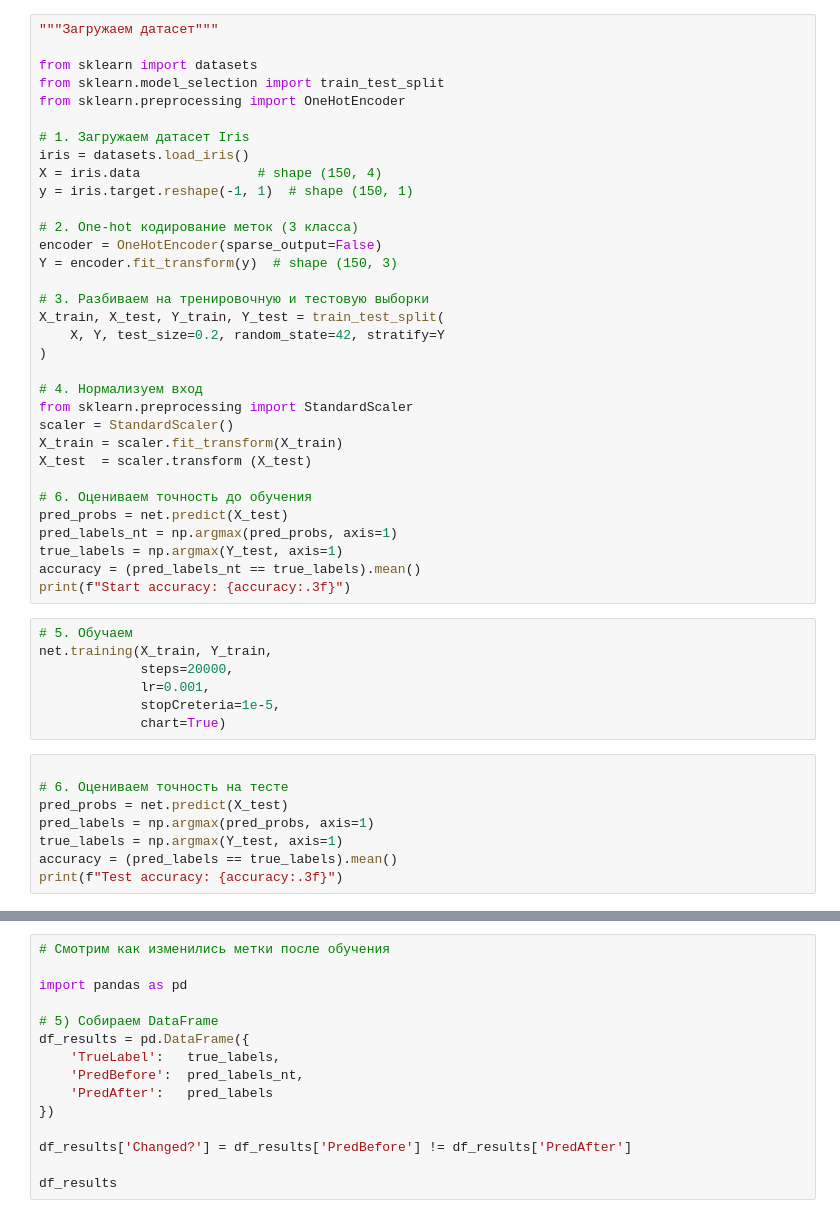
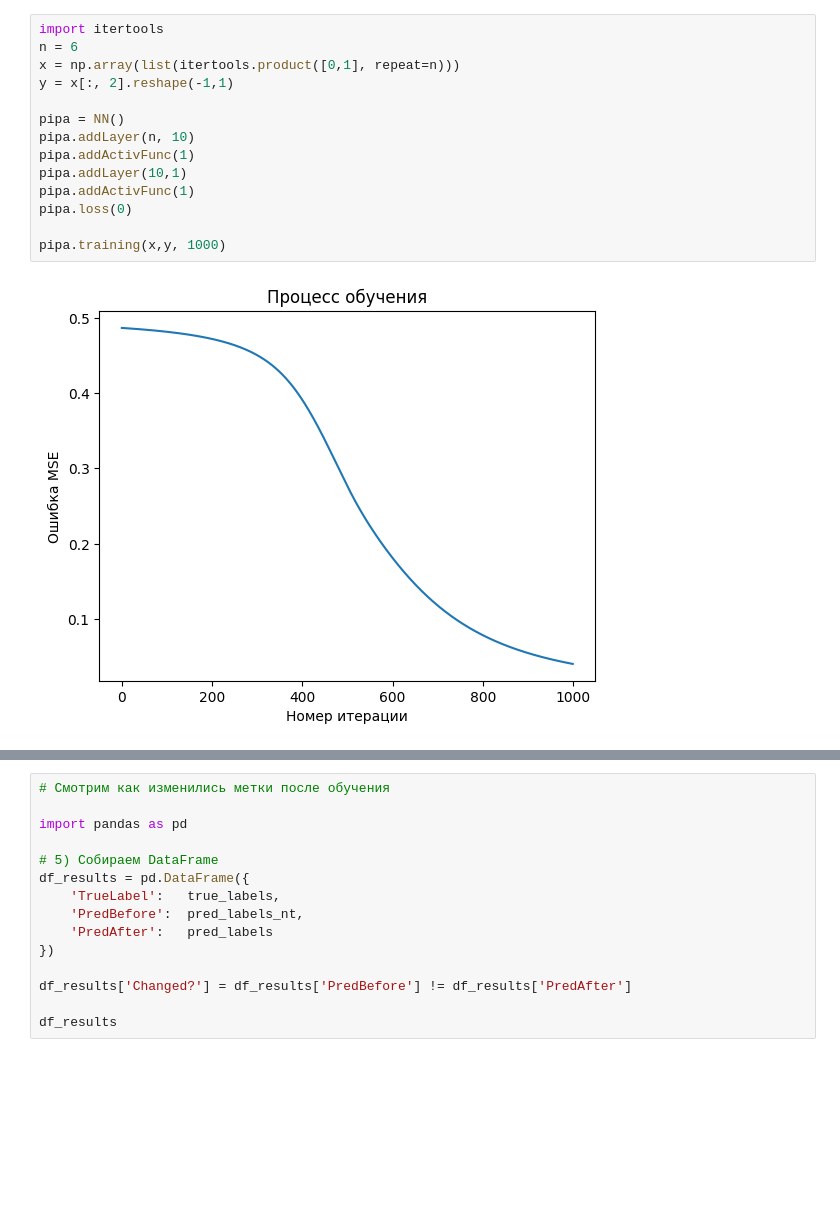
Before and after one commit to DeadNikol/neural-network, a Jupyter notebook: NN.ipynb, the cells around one changed output, grey strips where cells are left out. Cells and saved outputs as stored; diff of their text form; blank space fills up the shorter version.

```diff
--- a/NN.ipynb
+++ b/NN.ipynb
@@ -181,48 +186,16 @@ net.addActivFunc(3)   # softmax
-# %%
-"""Загружаем датасет"""
-
-from sklearn import datasets
-from sklearn.model_selection import train_test_split
-from sklearn.preprocessing import OneHotEncoder
-
-# 1. Загружаем датасет Iris
-iris = datasets.load_iris()
-X = iris.data               # shape (150, 4)
-y = iris.target.reshape(-1, 1)  # shape (150, 1)
-
-# 2. One‑hot кодирование меток (3 класса)
-encoder = OneHotEncoder(sparse_output=False)
-Y = encoder.fit_transform(y)  # shape (150, 3)
-
-# 3. Разбиваем на тренировочную и тестовую выборки
-X_train, X_test, Y_train, Y_test = train_test_split(
-    X, Y, test_size=0.2, random_state=42, stratify=Y
-)
-
-# 4. Нормализуем вход
-from sklearn.preprocessing import StandardScaler
-scaler = StandardScaler()
-X_train = scaler.fit_transform(X_train)
-X_test  = scaler.transform (X_test)
-
-# 6. Оцениваем точность до обучения
-pred_probs = net.predict(X_test)
-pred_labels_nt = np.argmax(pred_probs, axis=1)
-true_labels = np.argmax(Y_test, axis=1)
-accuracy = (pred_labels_nt == true_labels).mean()
-print(f"Start accuracy: {accuracy:.3f}")
-# %%
-# 5. Обучаем
-net.training(X_train, Y_train,
-             steps=20000,
-             lr=0.001,
-             stopCreteria=1e-5,
-             chart=True)
-# %%
-
-# 6. Оцениваем точность на тесте
-pred_probs = net.predict(X_test)
-pred_labels = np.argmax(pred_probs, axis=1)
-true_labels = np.argmax(Y_test, axis=1)
-accuracy = (pred_labels == true_labels).mean()
-print(f"Test accuracy: {accuracy:.3f}")
+# %%
+import itertools
+n = 6
+x = np.array(list(itertools.product([0,1], repeat=n)))
+y = x[:, 2].reshape(-1,1)
+
+pipa = NN()
+pipa.addLayer(n, 10)
+pipa.addActivFunc(1)
+pipa.addLayer(10,1)
+pipa.addActivFunc(1)
+pipa.loss(0)
+
+pipa.training(x,y, 1000)
+# %% [output]
+[figure, added]
```
Also changed, not shown: parts of 5 cells of this notebook.
